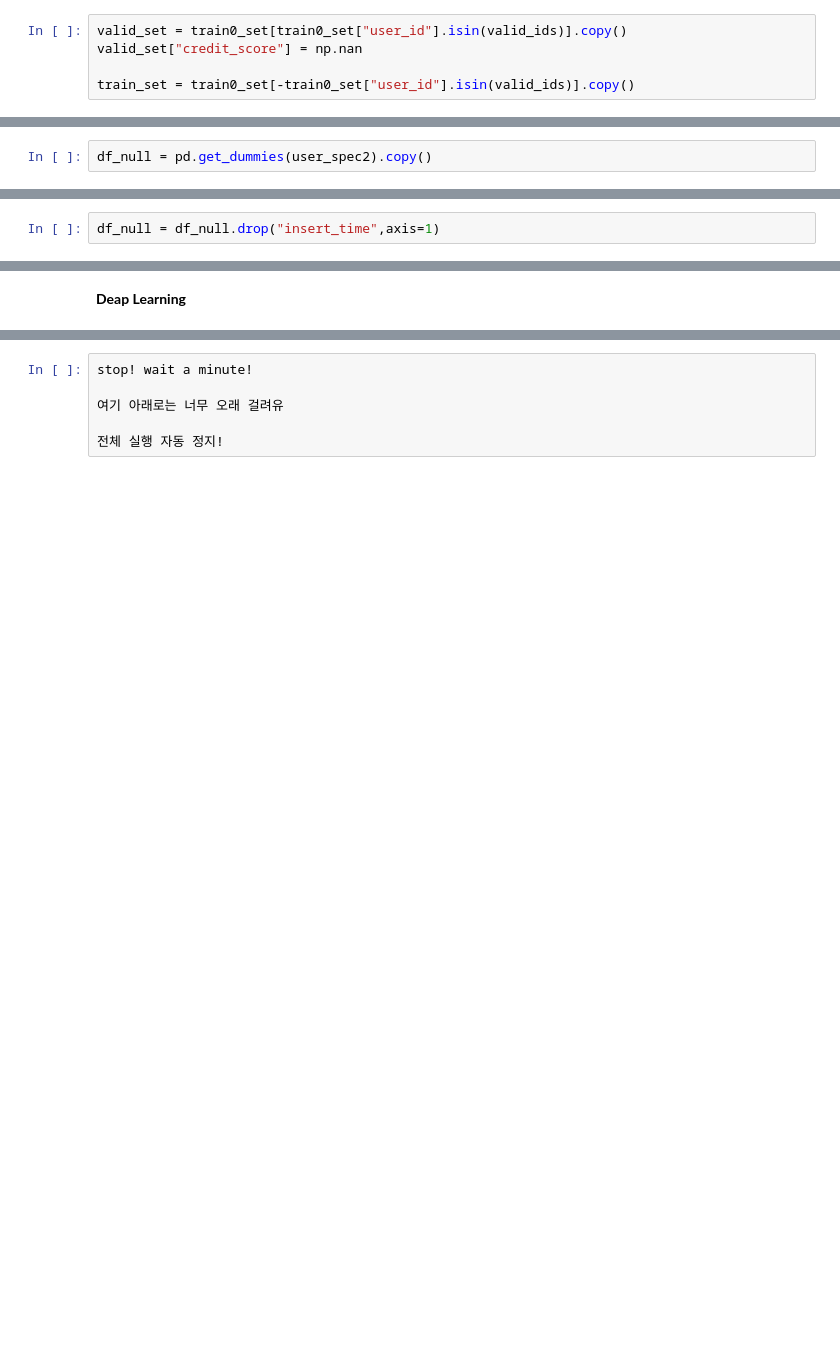
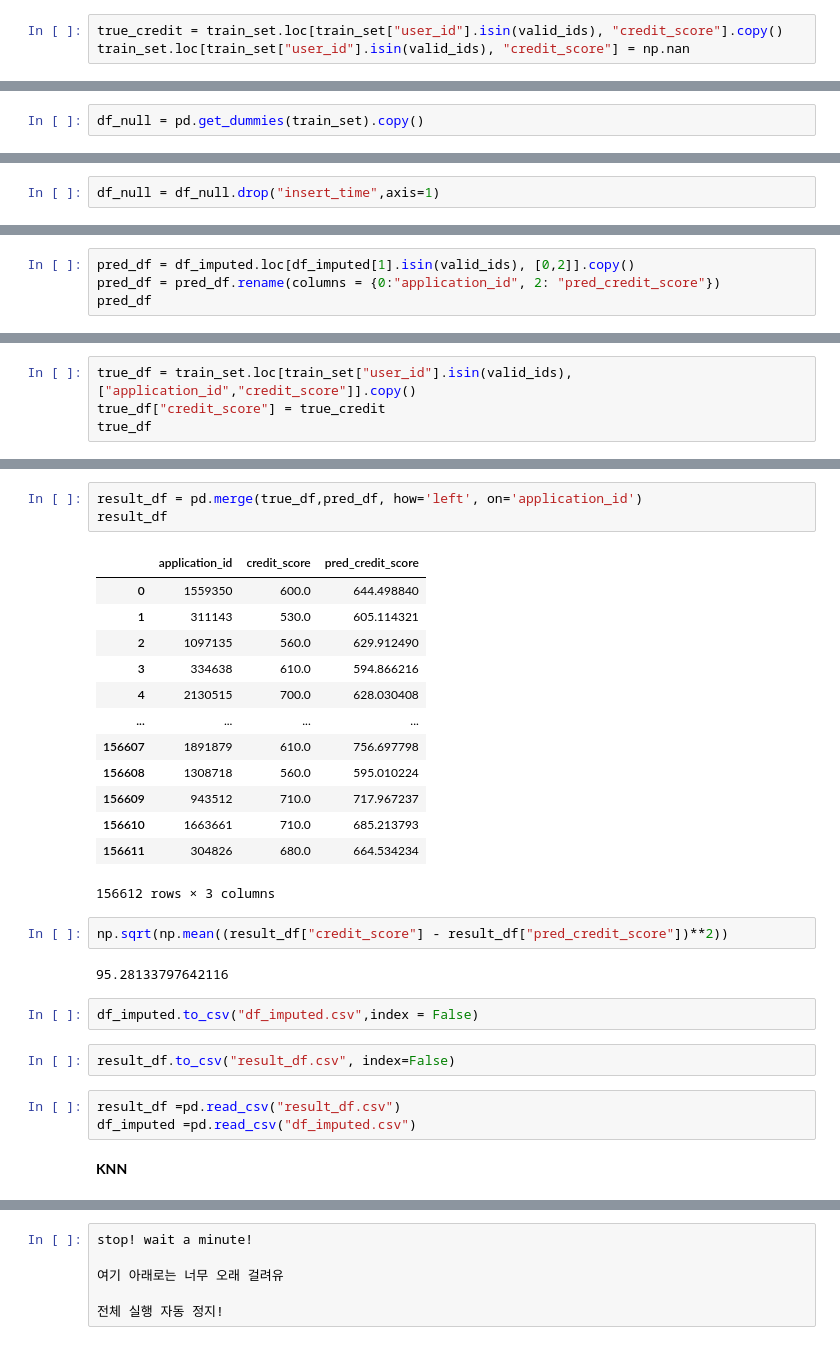
Before and after one commit to lsj7087/22.09_BigContest, a Jupyter notebook: BigContest_Futures_Finda_개짖는소리.ipynb, the cells around one changed output, grey strips where cells are left out. Saved outputs shown, nothing was run; the diff lists cells and outputs as text; blank space fills up the shorter version.

```diff
--- a/BigContest_Futures_Finda_개짖는소리.ipynb
+++ b/BigContest_Futures_Finda_개짖는소리.ipynb
@@ -910,11 +994,9 @@ valid_ids = np.random.choice(train0_set["user_id"], int(0.2*len(user_spec3)))
 # %%
-valid_set = train0_set[train0_set["user_id"].isin(valid_ids)].copy()
-valid_set["credit_score"] = np.nan
-
-train_set = train0_set[-train0_set["user_id"].isin(valid_ids)].copy()
+true_credit = train_set.loc[train_set["user_id"].isin(valid_ids), "credit_score"].copy()
+train_set.loc[train_set["user_id"].isin(valid_ids), "credit_score"] = np.nan
 # %% [markdown]
 **Mice**
 # %%
 #!pip install impyute
 # %%
-df_null = pd.get_dummies(user_spec2).copy()
+df_null = pd.get_dummies(train_set).copy()
@@ -933,0 +1051,4 @@ df_imputed.isna().sum()
+# %%
+pred_df = df_imputed.loc[df_imputed[1].isin(valid_ids), [0,2]].copy()
+pred_df = pred_df.rename(columns = {0:"application_id", 2: "pred_credit_score"})
+pred_df
@@ -933,0 +1069,4 @@ df_imputed.isna().sum()
+# %%
+true_df = train_set.loc[train_set["user_id"].isin(valid_ids), ["application_id","credit_score"]].copy()
+true_df["credit_score"] = true_credit
+true_df
@@ -934,2 +1087,30 @@ df_imputed.isna().sum()
+# %%
+result_df = pd.merge(true_df,pred_df, how='left', on='application_id')
+result_df
+# %% [output]
+|  | application_id | credit_score | pred_credit_score |
+| 0 | 1559350 | 600.0 | 644.498840 |
+| 1 | 311143 | 530.0 | 605.114321 |
+| 2 | 1097135 | 560.0 | 629.912490 |
+| 3 | 334638 | 610.0 | 594.866216 |
+| 4 | 2130515 | 700.0 | 628.030408 |
+| ... | ... | ... | ... |
+| 156607 | 1891879 | 610.0 | 756.697798 |
+| 156608 | 1308718 | 560.0 | 595.010224 |
+| 156609 | 943512 | 710.0 | 717.967237 |
+| 156610 | 1663661 | 710.0 | 685.213793 |
+| 156611 | 304826 | 680.0 | 664.534234 |
+156612 rows × 3 columns
+# %%
+np.sqrt(np.mean((result_df["credit_score"] - result_df["pred_credit_score"])**2))
+# %% [output]
+95.28133797642116
+# %%
+df_imputed.to_csv("df_imputed.csv",index = False)
+# %%
+result_df.to_csv("result_df.csv", index=False)
+# %%
+result_df =pd.read_csv("result_df.csv")
+df_imputed =pd.read_csv("df_imputed.csv")
 # %% [markdown]
-**Deap Learning**
+**KNN**
```
Also changed, not shown: parts of 71 cells of this notebook.
